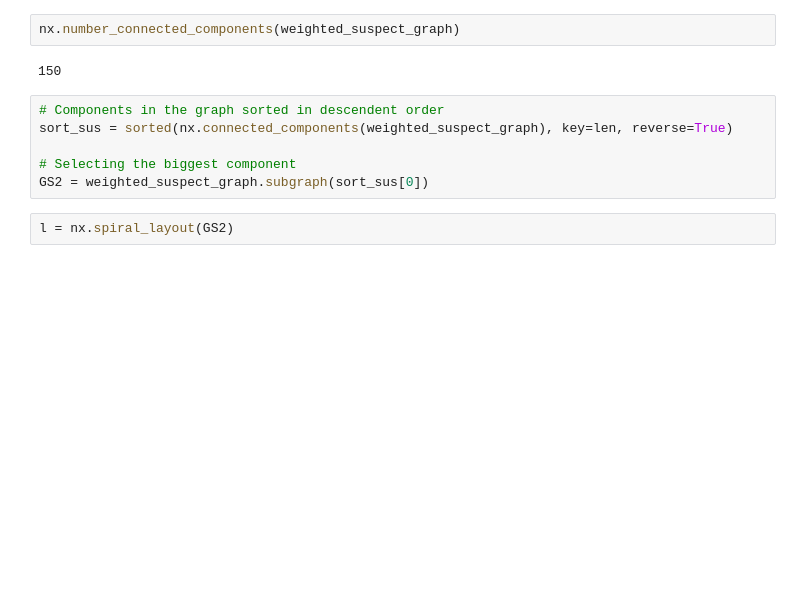
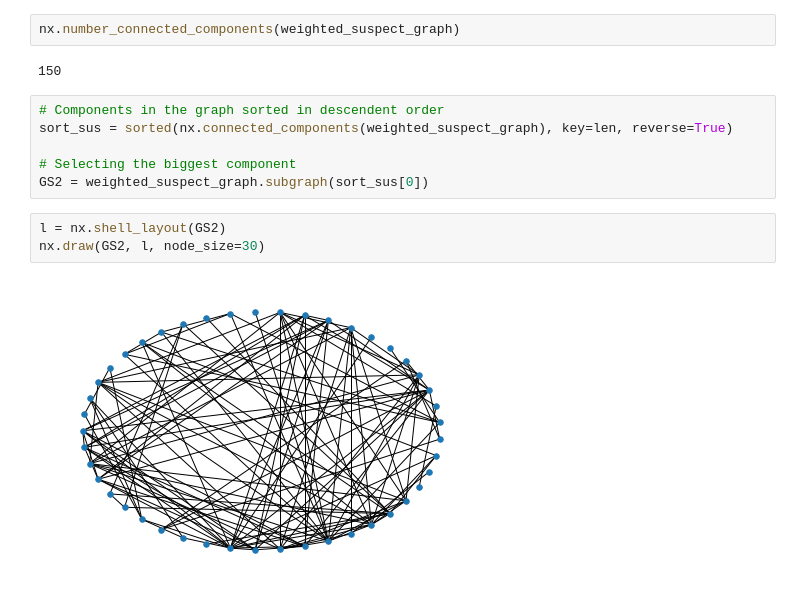
Before and after one commit to dmdequin/CrimeNetworkAnalysis, a Jupyter notebook: Notebooks/notebook.ipynb, the cells around one changed output. Cells and saved outputs as stored; diff of their text form; blank space fills up the shorter version.

```diff
--- a/Notebooks/notebook.ipynb
+++ b/Notebooks/notebook.ipynb
@@ -745,6 +745,9 @@ sort_sus = sorted(nx.connected_components(weighted_suspect_graph), key=len, reve
 
 # Selecting the biggest component
 GS2 = weighted_suspect_graph.subgraph(sort_sus[0])
-# %%
-l = nx.spiral_layout(GS2)
+# %%
+l = nx.shell_layout(GS2)
+nx.draw(GS2, l, node_size=30)
+# %% [output]
+[figure, added]
 # %%
```
Also changed, not shown: parts of 1 cell of this notebook.
